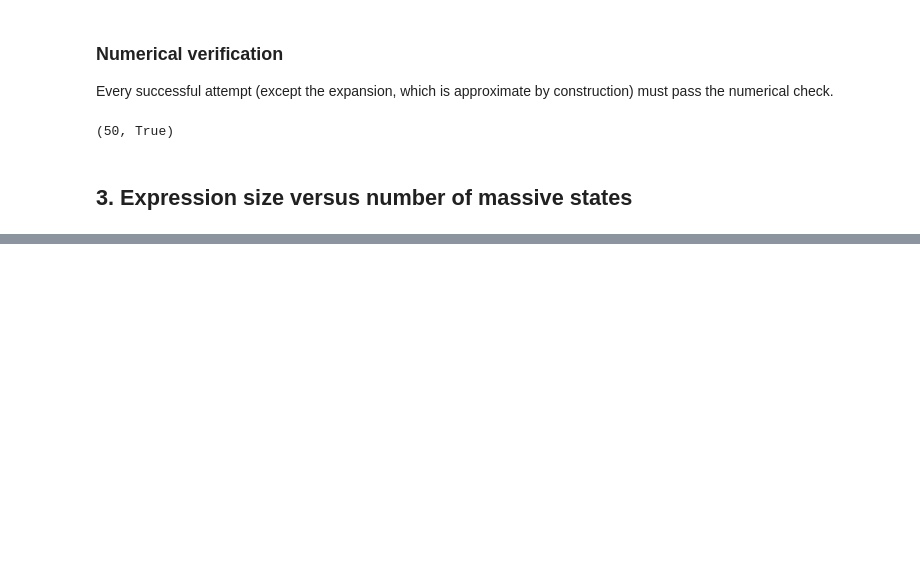
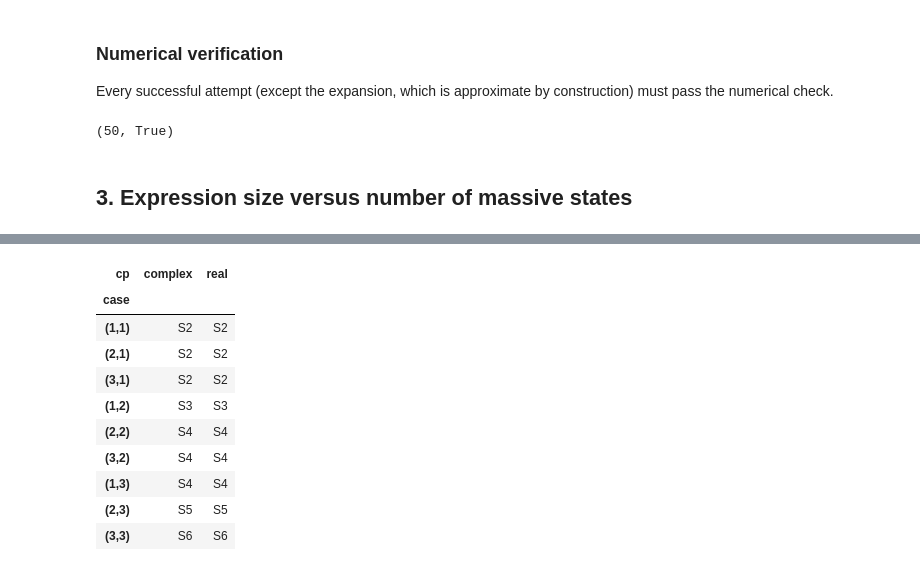
Before and after one commit to moiseszeleny/pyseesaw, a Jupyter notebook: notebooks/seesaw_feasibility_summary.ipynb, the cells around one changed output, grey strips where cells are left out. Drawn from its saved outputs; the diff is of its cells as text; code cells hidden in the pictures; blank space fills up the shorter version.

```diff
--- a/notebooks/seesaw_feasibility_summary.ipynb
+++ b/notebooks/seesaw_feasibility_summary.ipynb
@@ -248,0 +245,18 @@ The dashed line marks $k=4$: to its right the `direct` method has no points, bec
+# %%
+from src.galois_analysis import galois_table, generic_galois_group, named_textures
+
+galois = pd.DataFrame(galois_table())
+galois['case'] = [f'({n},{m})' for n, m in zip(galois['n'], galois['m'])]
+galois.pivot(index='case', columns='cp', values='groups').loc[[f'({n},{m})' for n, m in cases]]
+# %% [output]
+| cp | complex | real |
+| case |  |  |
+| (1,1) | S2 | S2 |
+| (2,1) | S2 | S2 |
+| (3,1) | S2 | S2 |
+| (1,2) | S3 | S3 |
+| (2,2) | S4 | S4 |
+| (3,2) | S4 | S4 |
+| (1,3) | S4 | S4 |
+| (2,3) | S5 | S5 |
+| (3,3) | S6 | S6 |
```
Also changed, not shown: parts of 9 cells of this notebook, 15 other files.
